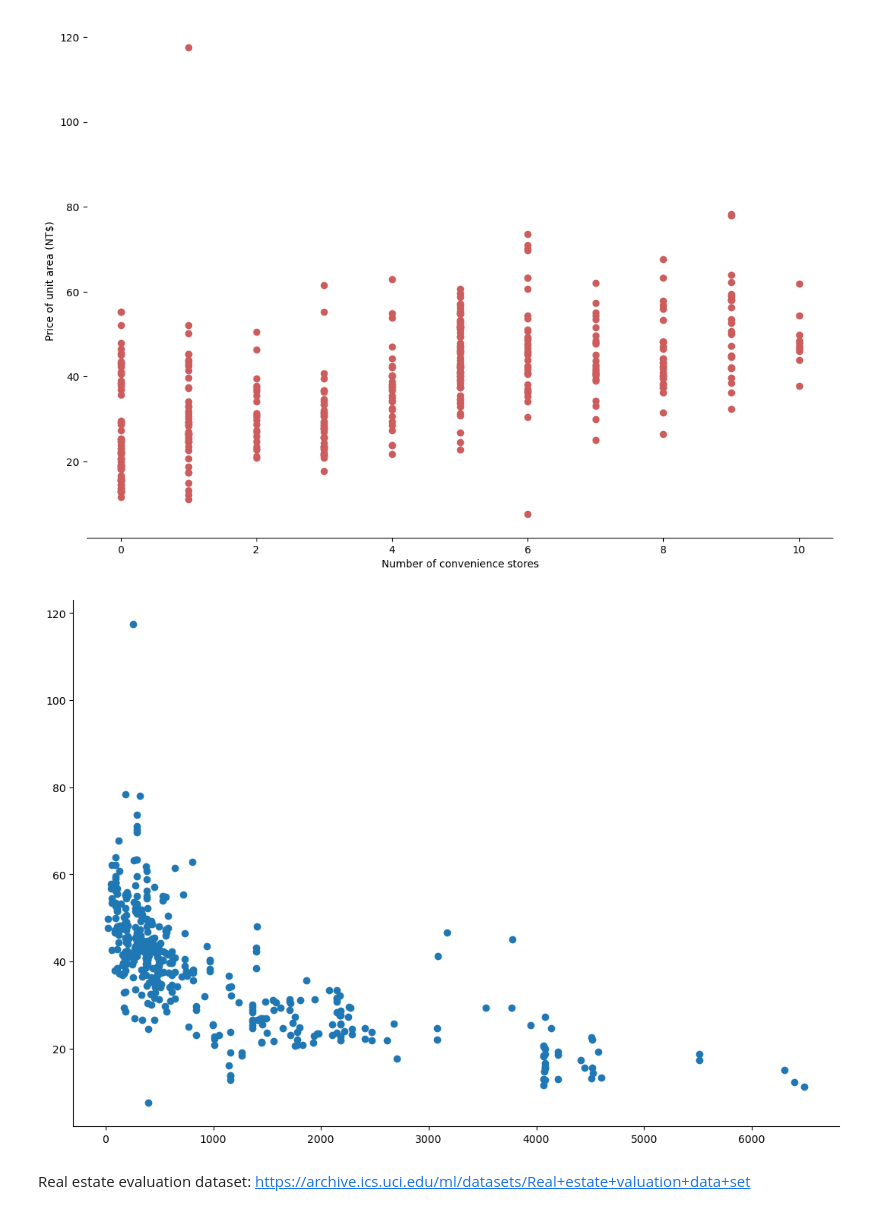
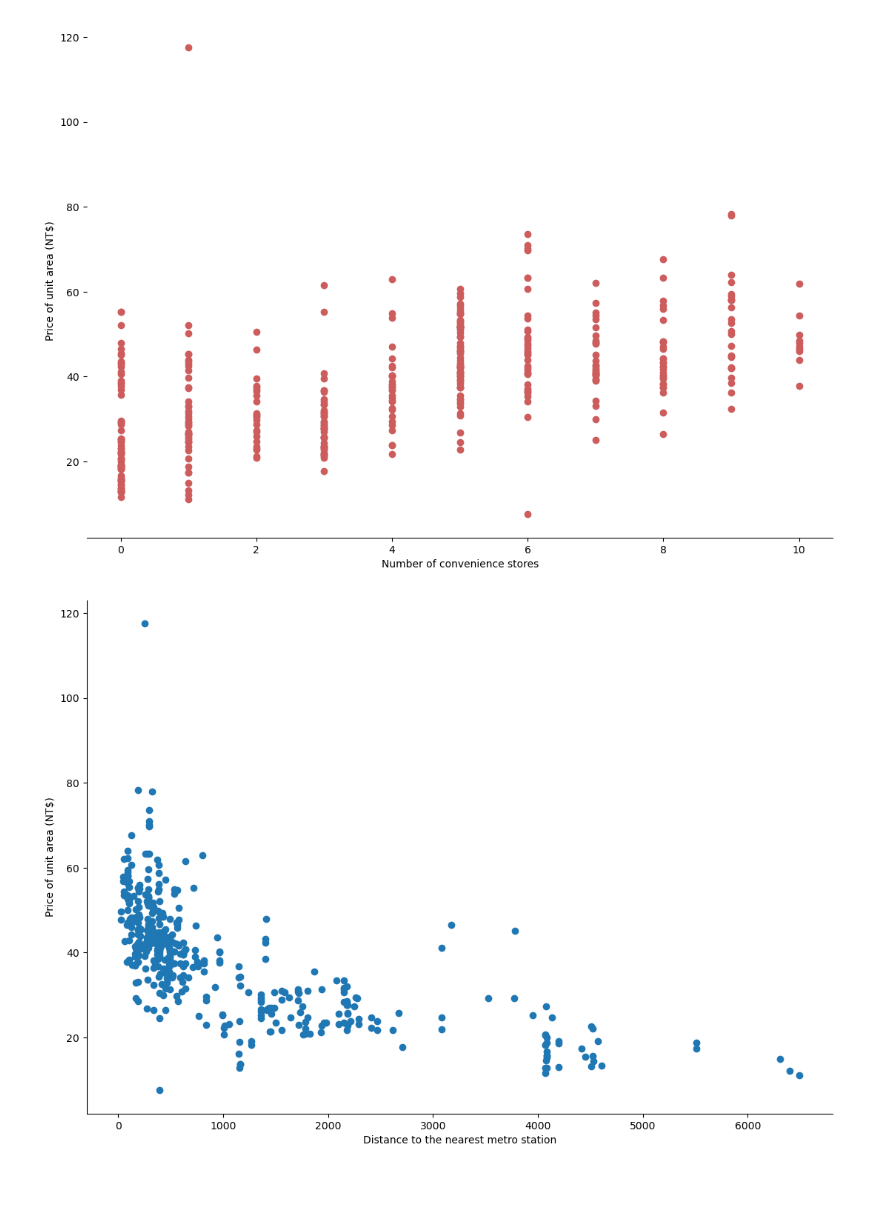
Before and after one commit to zatkopatrik/authentic-data-science, a Jupyter notebook: Jupyter_notebooks/3. Data-Visualization/3_4_7 Mechanics of plotting in Matplolib.ipynb, the cells around one changed output. Saved outputs shown, nothing was run; the diff lists cells and outputs as text; code cells hidden in the pictures; blank space fills up the shorter version.

```diff
--- a/Jupyter_notebooks/3. Data-Visualization/3_4_7 Mechanics of plotting in Matplolib.ipynb
+++ b/Jupyter_notebooks/3. Data-Visualization/3_4_7 Mechanics of plotting in Matplolib.ipynb
@@ -478,17 +467,20 @@ plt.ylabel('Price of unit area (NT$)');
 # %% [output]
 [figure]
 # %%
-# TASK >>> Create a scatterplot of 'distance_to_metro' and 'price_unit_area' to see a relationship between them
-#      >>> Create a Figure and set the size to (13,9)
-#      >>> Using plt.scatter() create a scatterplot of variables
-#      >>> Remove top and left spines
+# TASK 6 >>> Create a scatterplot of 'distance_to_metro' and 'price_unit_area' to see a relationship between them
+#        >>> Create a Figure and set the size to (13,9)
+#        >>> Using plt.scatter() create a scatterplot of variables
+#        >>> Remove top and left spines
+#        >>> Set x-axis label: 'Distance to the nearest metro station'
+#        >>> Set y-axis label: 'Price of unit area (NT$)'
 
 fig, ax = plt.subplots(figsize =(13,9))
 plt.scatter(houses['distance_to_metro'], houses['price_unit_area'])
 
+ax.set_xlabel('Distance to the nearest metro station')
+ax.set_ylabel('Price of unit area (NT$)')
+
 ax.spines['top'].set(visible = False)
 ax.spines['right'].set(visible = False);
 # %% [output]
-[figure, old version]
+[figure, new version]
-# %% [markdown]
-Real estate evaluation dataset: https://archive.ics.uci.edu/ml/datasets/Real+estate+valuation+data+set
```
Also changed, not shown: parts of 20 cells of this notebook.
